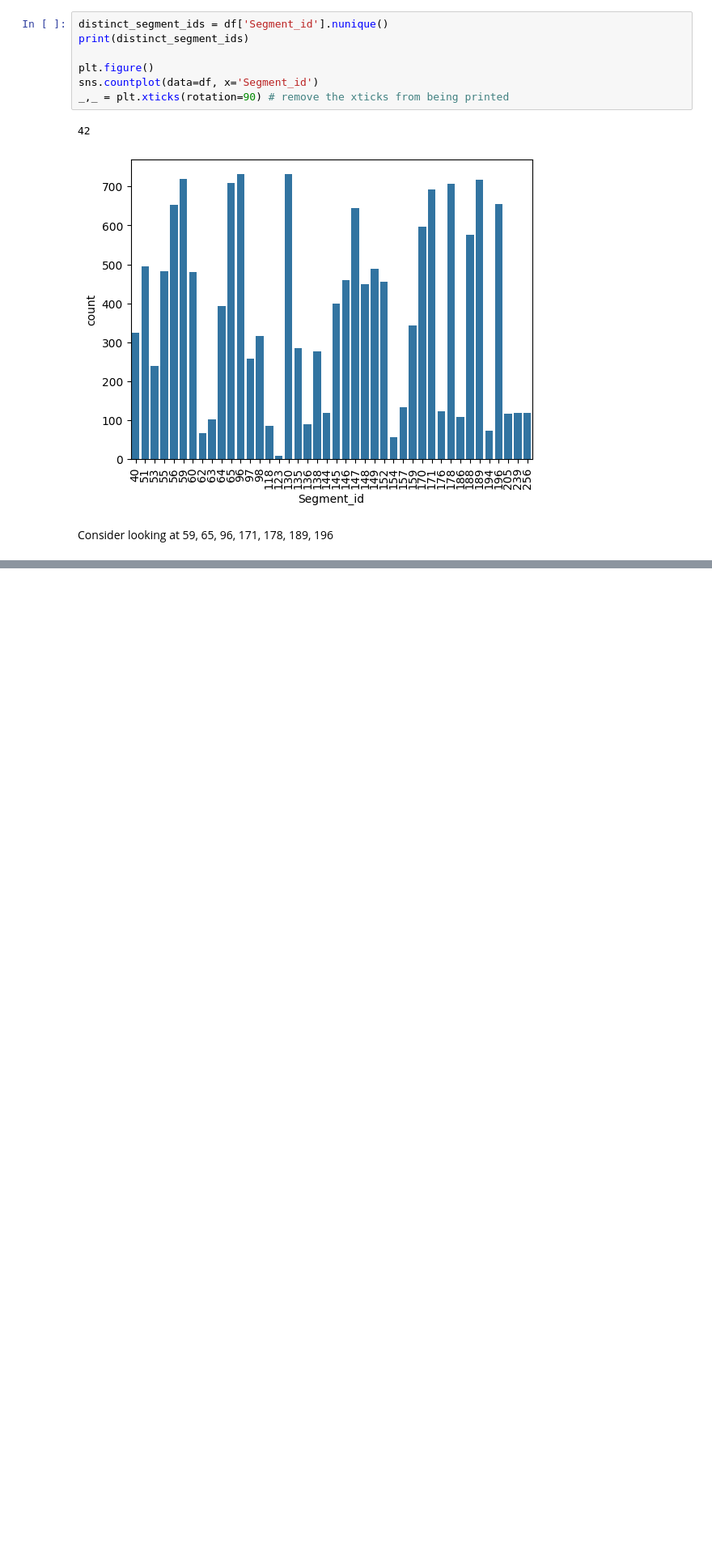
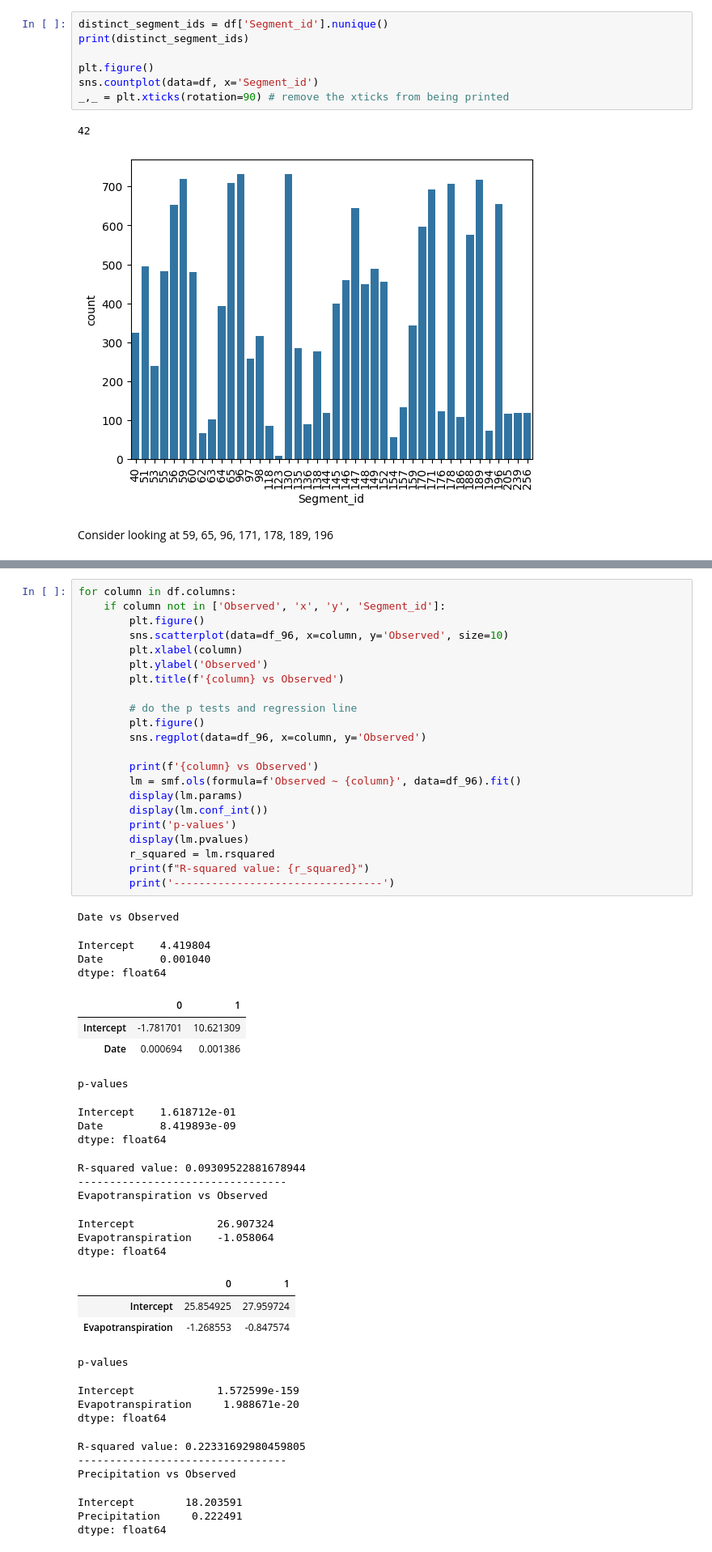
Before and after one commit to Logsterx7/cs5830_project6, a Jupyter notebook: project6.ipynb, the cells around one changed output, grey strips where cells are left out. Shown: that part at 81% size. Drawn from its saved outputs; the diff is of its cells as text; blank space fills up the shorter version.

```diff
--- a/project6.ipynb
+++ b/project6.ipynb
@@ -81,0 +78,53 @@ dtype: float64
+# %%
+for column in df.columns:
+    if column not in ['Observed', 'x', 'y', 'Segment_id']:
+        plt.figure()
+        sns.scatterplot(data=df_96, x=column, y='Observed', size=10)
+        plt.xlabel(column)
+        plt.ylabel('Observed')
+        plt.title(f'{column} vs Observed')
+
+        # do the p tests and regression line
+        plt.figure()
+        sns.regplot(data=df_96, x=column, y='Observed')
+
+        print(f'{column} vs Observed')
+        lm = smf.ols(formula=f'Observed ~ {column}', data=df_96).fit()
+        display(lm.params)
+        display(lm.conf_int())
+        print('p-values')
+        display(lm.pvalues)
+        r_squared = lm.rsquared
+        print(f"R-squared value: {r_squared}")
+        print('---------------------------------')
+# %% [output]
+Date vs Observed
+Intercept    4.419804
+Date         0.001040
+dtype: float64
+|  | 0 | 1 |
+| Intercept | -1.781701 | 10.621309 |
+| Date | 0.000694 | 0.001386 |
+p-values
+Intercept    1.618712e-01
+Date         8.419893e-09
+dtype: float64
+R-squared value: 0.09309522881678944
+---------------------------------
+Evapotranspiration vs Observed
+Intercept             26.907324
+Evapotranspiration    -1.058064
+dtype: float64
+|  | 0 | 1 |
+| Intercept | 25.854925 | 27.959724 |
+| Evapotranspiration | -1.268553 | -0.847574 |
+p-values
+Intercept             1.572599e-159
+Evapotranspiration     1.988671e-20
+dtype: float64
+R-squared value: 0.22331692980459805
+---------------------------------
+Precipitation vs Observed
+Intercept        18.203591
+Precipitation     0.222491
+dtype: float64
```
Also changed, not shown: parts of 4 cells of this notebook.
